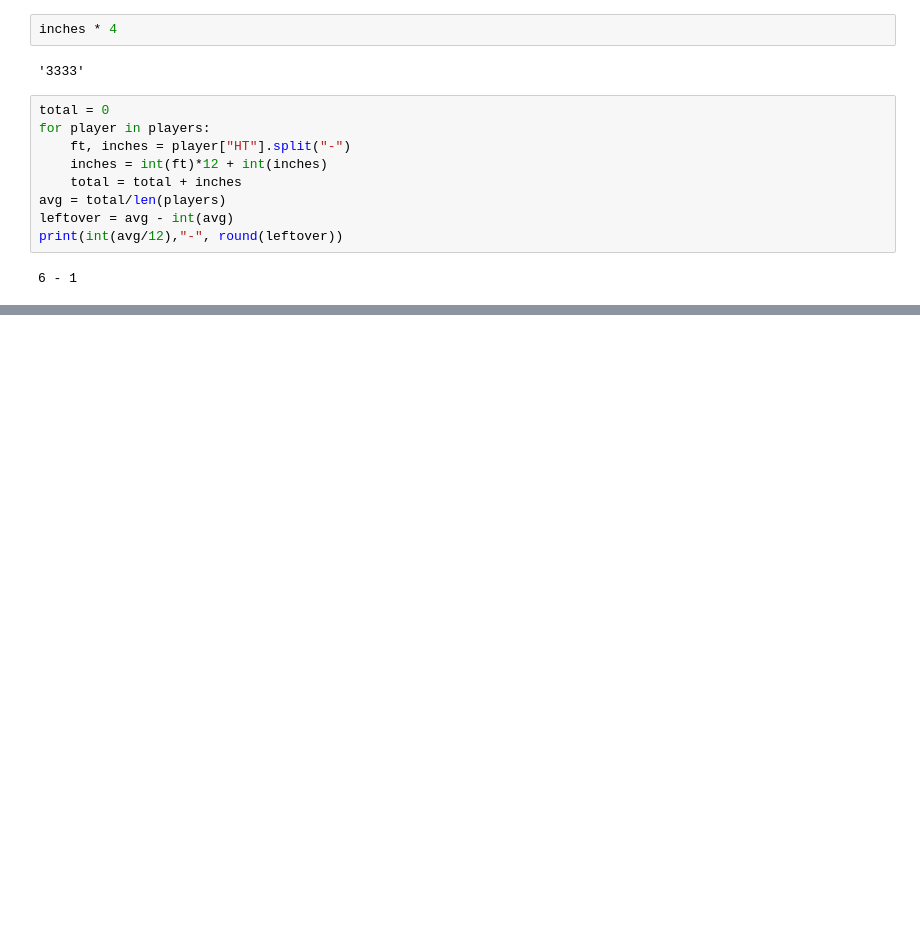
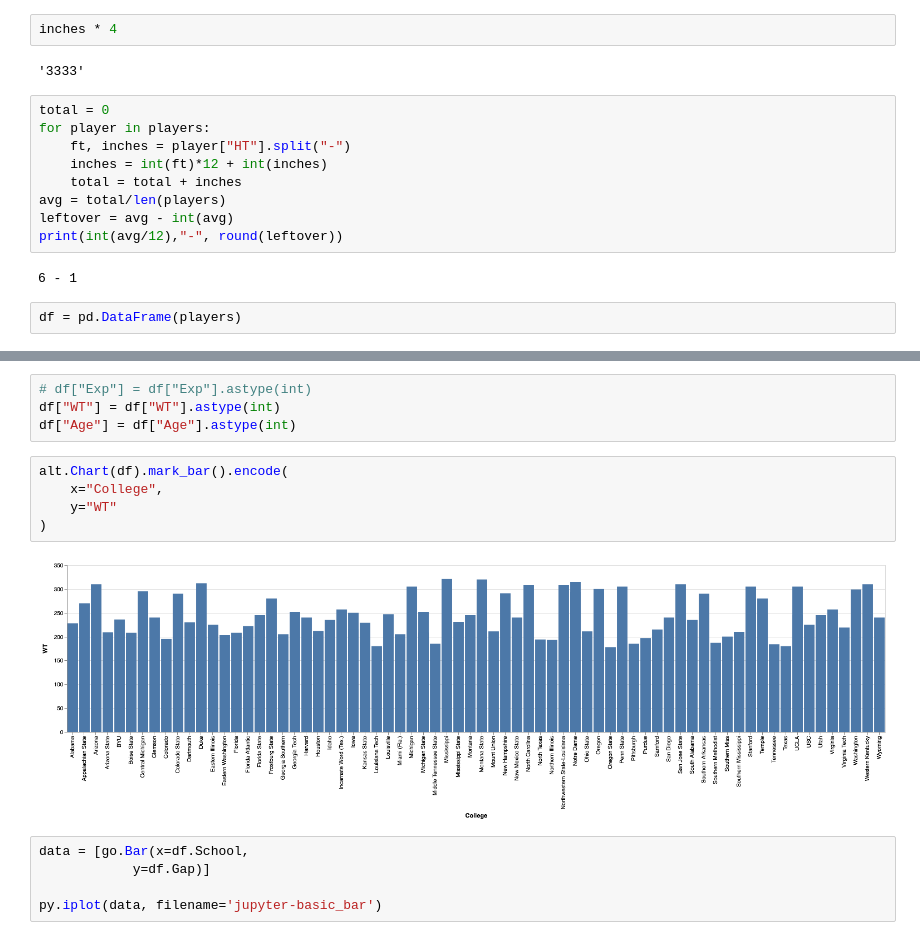
Before and after one commit to krishna-tx/42_49ers, a Jupyter notebook: 49ers-players.ipynb, the cells around one changed output, grey strips where cells are left out. Cells and saved outputs as stored; diff of their text form; blank space fills up the shorter version.

```diff
--- a/49ers-players.ipynb
+++ b/49ers-players.ipynb
@@ -178,3 +162,5 @@ leftover = avg - int(avg)
 print(int(avg/12),"-", round(leftover))
 # %% [output]
 6 - 1
+# %%
+df = pd.DataFrame(players)
@@ -180,0 +192,16 @@ print(int(avg/12),"-", round(leftover))
+# %%
+# df["Exp"] = df["Exp"].astype(int)
+df["WT"] = df["WT"].astype(int)
+df["Age"] = df["Age"].astype(int)
+# %%
+alt.Chart(df).mark_bar().encode(
+    x="College",
+    y="WT"
+)
+# %% [output]
+[figure, added]
+# %%
+data = [go.Bar(x=df.School,
+            y=df.Gap)]
+
+py.iplot(data, filename='jupyter-basic_bar')
```
Also changed, not shown: parts of 7 cells of this notebook, 4 other files.
